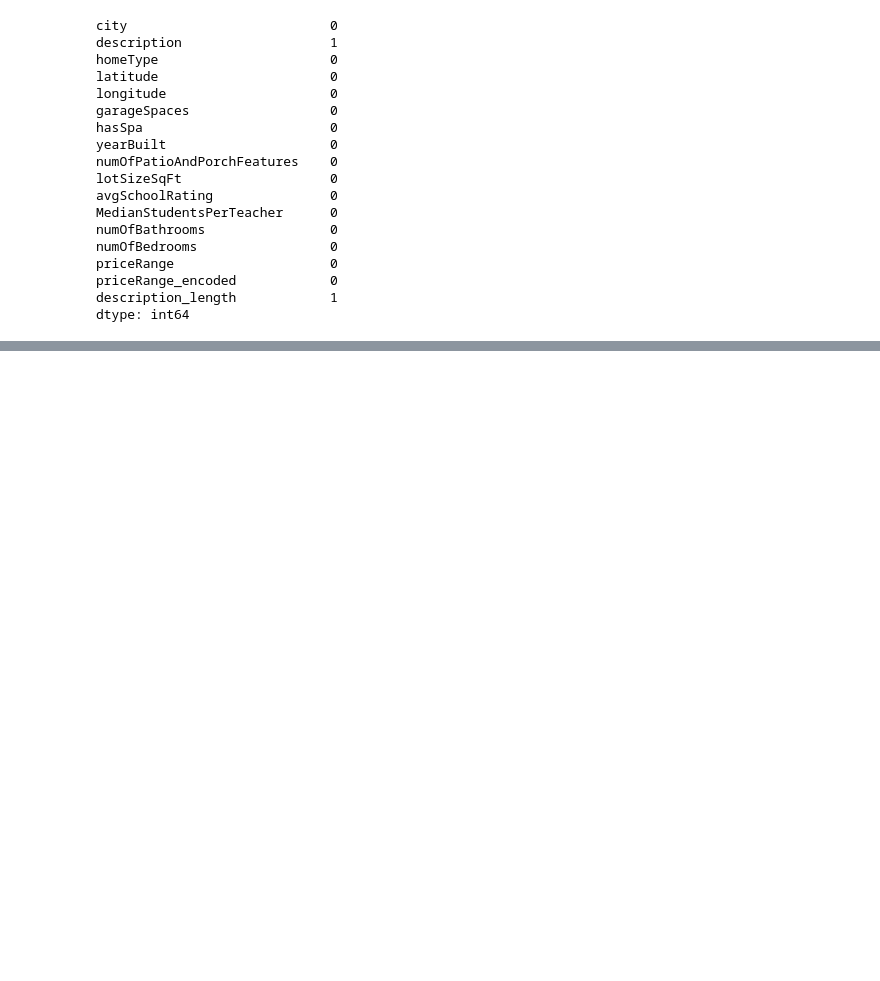
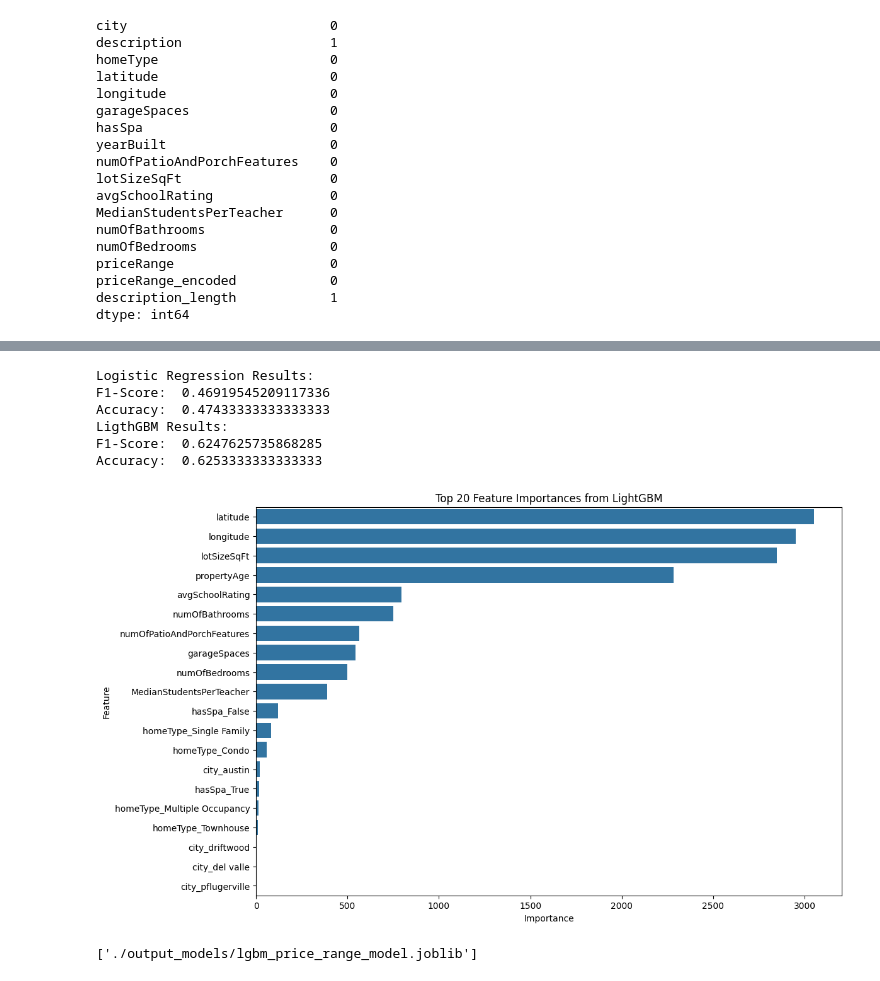
Before and after one commit to glopezzz/ML_challenge_FS, a Jupyter notebook: first_approach.ipynb, the cells around one changed output, grey strips where cells are left out. Saved outputs shown, nothing was run; the diff lists cells and outputs as text; code cells hidden in the pictures; blank space fills up the shorter version.

Commit message:
trained and tested model

```diff
--- a/first_approach.ipynb
+++ b/first_approach.ipynb
@@ -205,0 +219,23 @@ X_train, X_test, y_train, y_split = train_test_split(X, y_encoded, test_size=0.3
+# %%
+# Linear Regression Pipeline
+lr_pipeline = Pipeline(steps=[('preprocessor', preprocessor),
+                              ('classifier', LogisticRegression(max_iter=1000))])
+
+lr_pipeline.fit(X_train, y_train)
+
+y_pred_lr = lr_pipeline.predict(X_test)
+
+f1_lr = f1_score(y_test, y_pred_lr, average='weighted')
+accuracy_lr = accuracy_score(y_test, y_pred_lr)
+# %%
+# LightGBM
+import lightgbm as lgb
+lgbm_pipeline = Pipeline(steps=[('preprocessor', preprocessor),
+                                ('classifier', lgb.LGBMClassifier())])
+
+lgbm_pipeline.fit(X_train, y_train)
+
+y_pred_lgbm = lgbm_pipeline.predict(X_test)
+
+f1_lgbm = f1_score(y_test, y_pred_lgbm, average='weighted')
+accuracy_lgbm = accuracy_score(y_test, y_pred_lgbm)
@@ -205,0 +253,47 @@ X_train, X_test, y_train, y_split = train_test_split(X, y_encoded, test_size=0.3
+# %%
+# Compare model results
+print('Logistic Regression Results:')
+print('F1-Score: ',f1_lr)
+print('Accuracy: ',accuracy_lr)
+
+print('LigthGBM Results:')
+print('F1-Score: ',f1_lgbm)
+print('Accuracy: ',accuracy_lgbm)
+# %% [output]
+Logistic Regression Results:
+F1-Score:  0.46919545209117336
+Accuracy:  0.47433333333333333
+LigthGBM Results:
+F1-Score:  0.6247625735868285
+Accuracy:  0.6253333333333333
+# %%
+# Analyze feature importance from LightGBM
+feature_names = list(numerical_cols) + \
+                list(lgbm_pipeline.named_steps['preprocessor']
+                     .named_transformers_['cat']
+                     .get_feature_names_out(categorical_cols))
+feature_importances = lgbm_pipeline.named_steps['classifier'].feature_importances_
+
+# Create a DataFrame for feature importances
+importance_df = pd.DataFrame({'Feature': feature_names, 'Importance': feature_importances})
+importance_df = importance_df.sort_values(by='Importance', ascending=False)
+
+# Plot feature importances
+plt.figure(figsize=(12, 8))
+sns.barplot(x='Importance', y='Feature', data=importance_df.head(20))
+plt.title('Top 20 Feature Importances from LightGBM')
+plt.show()
+# %% [output]
+[figure, added]
+# %%
+import joblib
+
+output_dir = './output_models/'
+# Save target encoder
+label_encoder_filename = 'label_encoder.joblib'
+joblib.dump(label_encoder, output_dir + label_encoder_filename)
+
+model_filename = 'lgbm_price_range_model.joblib'
+joblib.dump(lgbm_pipeline, output_dir + model_filename)
+# %% [output]
+['./output_models/lgbm_price_range_model.joblib']
```
Also changed, not shown: parts of 7 cells of this notebook, 2 other files.
